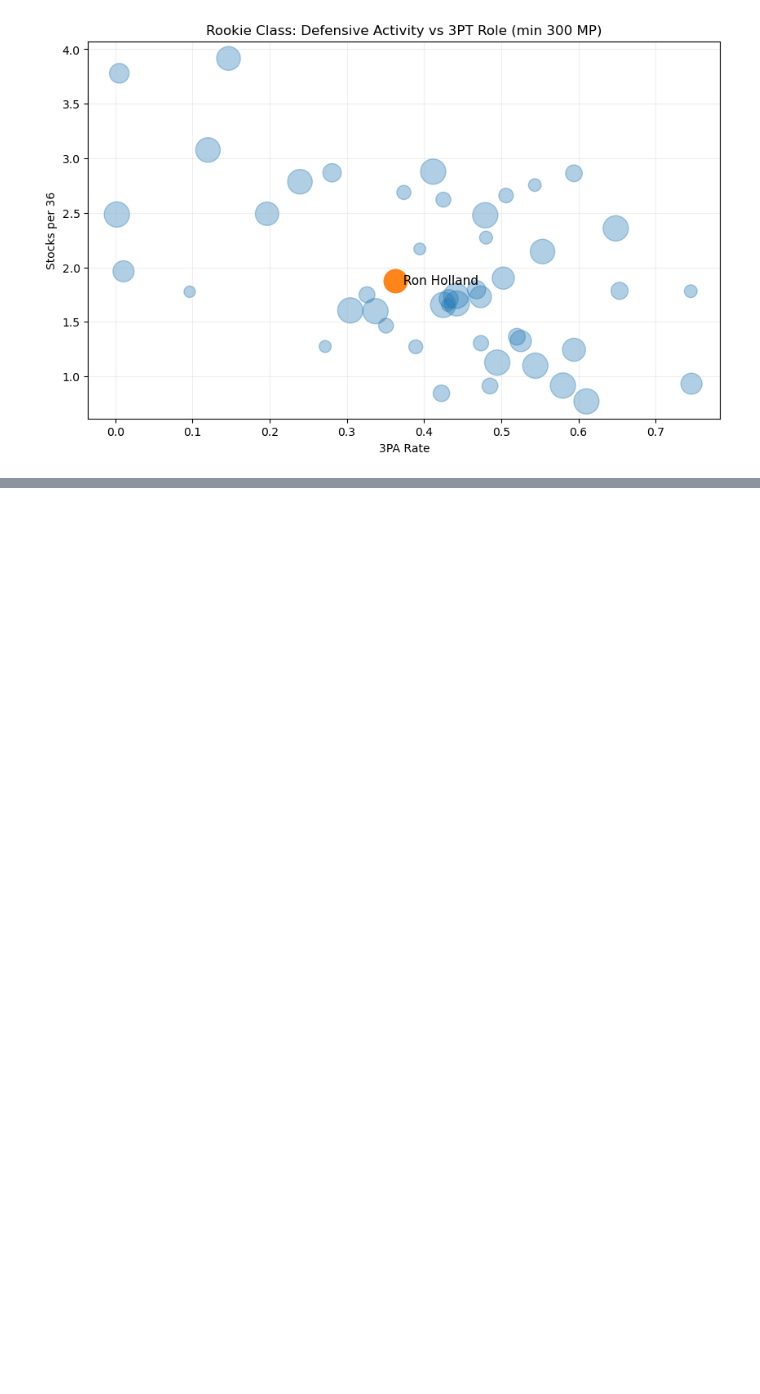
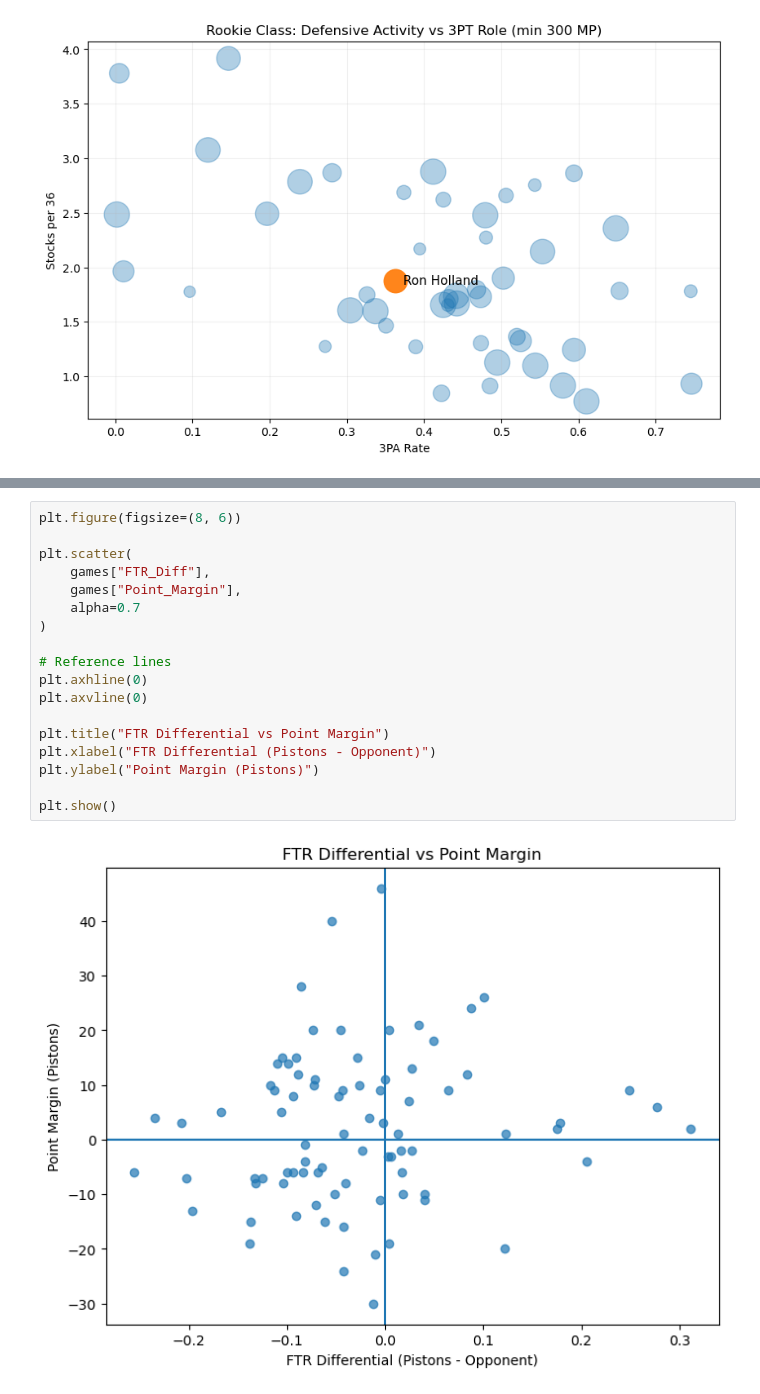
Before and after one commit to thejjserg/basketball-analytics, a Jupyter notebook: Projects/Final-Project.ipynb, the cells around one changed output, grey strips where cells are left out. Drawn from its saved outputs; the diff is of its cells as text; blank space fills up the shorter version.

```diff
--- a/Projects/Final-Project.ipynb
+++ b/Projects/Final-Project.ipynb
@@ -608,0 +765,20 @@ Saved chart to: Charts/rookie_holland_scatter.png
+# %%
+plt.figure(figsize=(8, 6))
+
+plt.scatter(
+    games["FTR_Diff"],
+    games["Point_Margin"],
+    alpha=0.7
+)
+
+# Reference lines
+plt.axhline(0)
+plt.axvline(0)
+
+plt.title("FTR Differential vs Point Margin")
+plt.xlabel("FTR Differential (Pistons - Opponent)")
+plt.ylabel("Point Margin (Pistons)")
+
+plt.show()
+# %% [output]
+[figure, added]
```
Also changed, not shown: parts of 8 cells of this notebook, 7 other files.
